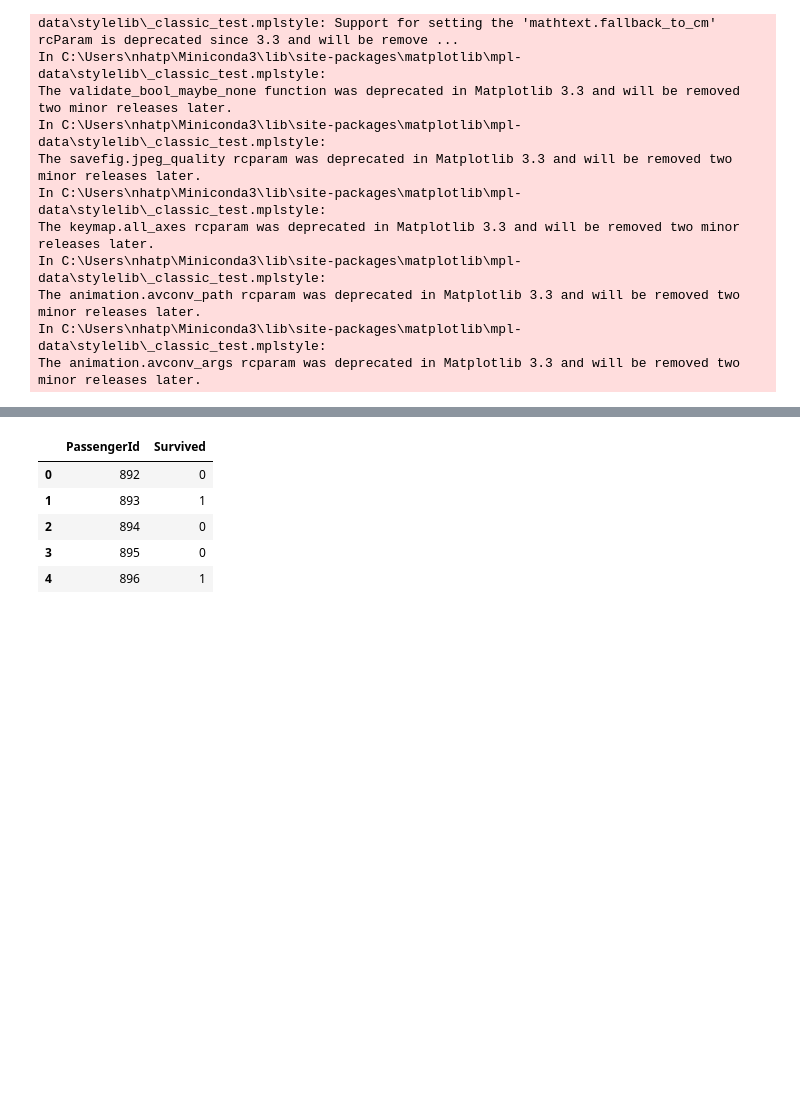
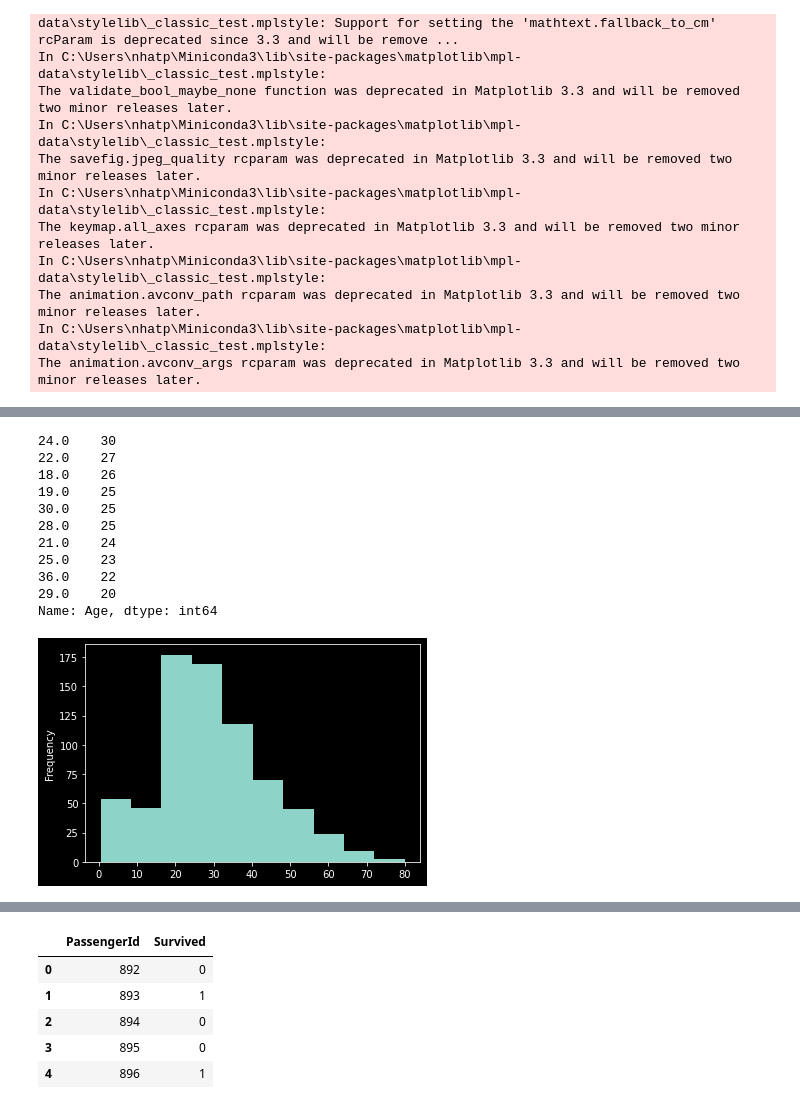
Before and after one commit to nhatpbdlb/titanic_kaggle, a Jupyter notebook: titanic_kaggle.ipynb, the cells around one changed output, grey strips where cells are left out. Cells and saved outputs as stored; diff of their text form; code cells hidden in the pictures; blank space fills up the shorter version.

```diff
--- a/titanic_kaggle.ipynb
+++ b/titanic_kaggle.ipynb
@@ -64,0 +72,16 @@ train.head()
+# %%
+train.Age.plot.hist()
+train.Age.value_counts().head(10)
+# %% [output]
+24.0    30
+22.0    27
+18.0    26
+19.0    25
+30.0    25
+28.0    25
+21.0    24
+25.0    23
+36.0    22
+29.0    20
+Name: Age, dtype: int64
+[figure, added]
```
Also changed, not shown: parts of 78 cells of this notebook, 33 other files.
